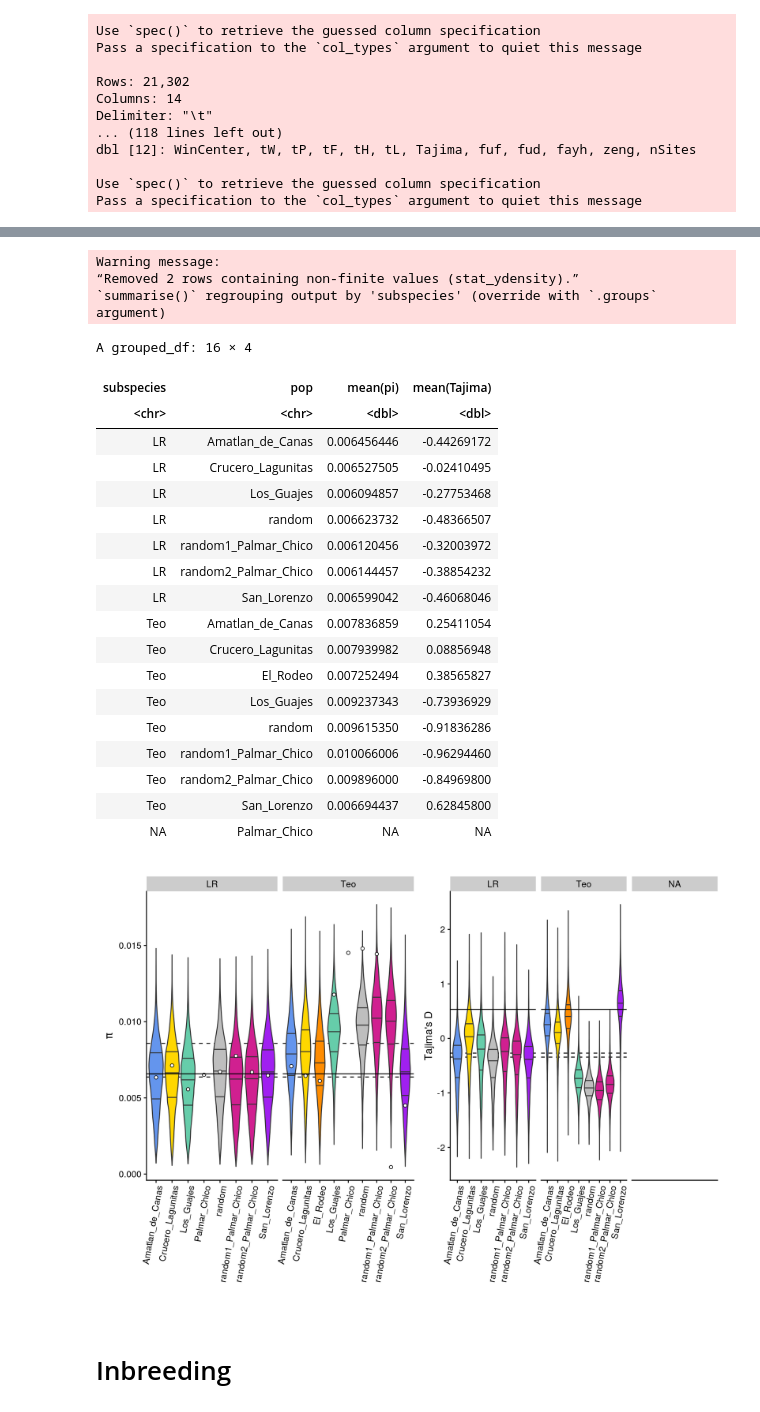
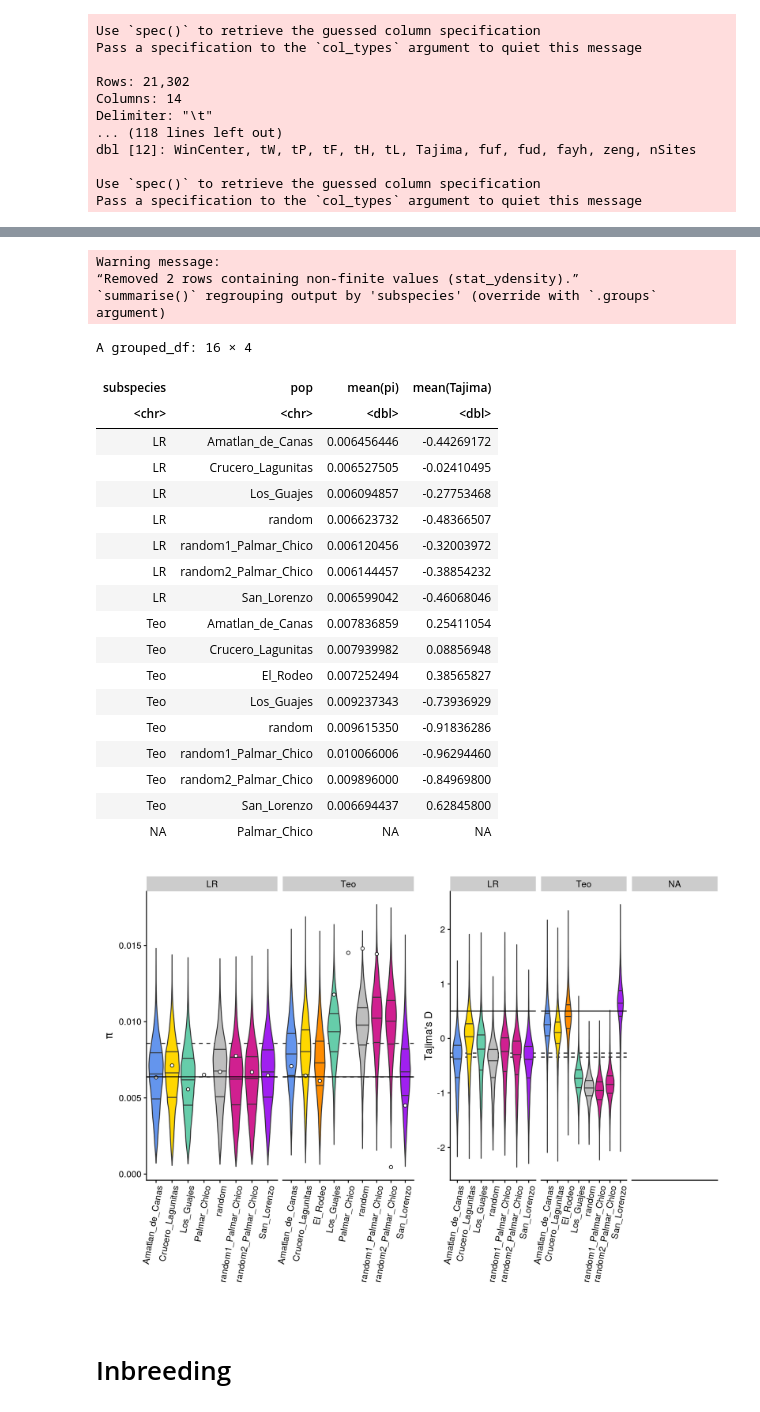
Before and after one commit to silastittes/parv_local, a Jupyter notebook: notebooks/popgen_stats.ipynb, the cells around one changed output, grey strips where cells are left out. Saved outputs shown, nothing was run; the diff lists cells and outputs as text; code cells hidden in the pictures.

```diff
--- a/notebooks/popgen_stats.ipynb
+++ b/notebooks/popgen_stats.ipynb
@@ -144,7 +144,7 @@ ggplot(aes(x = pop, y = pi, fill = color)) +
     scale_fill_identity() +
     theme(axis.text.x=element_text(angle = 80, hjust = 1)) +
     ylab(expression(pi)) +
-    geom_hline(yintercept = 0.00658) +
+    geom_hline(yintercept = 0.006387) +
     xlab("")
 
 tdplot <-
@@ -158,40 +158,40 @@ ggplot(aes(x = pop, y = Tajima, fill = color)) +
     facet_wrap(~subspecies, scales = "free_x") +
     scale_fill_identity() +
     theme(axis.text.x=element_text(angle = 80, hjust = 1)) +
-    geom_hline(yintercept = 0.533) +
+    geom_hline(yintercept = 0.5) +
     ylab("Tajima's D") +
     xlab("")
 
 
 piplot + tdplot
 
 pi_df %>%
     group_by(subspecies, pop) %>%
     summarise(mean(pi), mean(Tajima))
 # %% [output]
 Warning message:
 “Removed 2 rows containing non-finite values (stat_ydensity).”
 `summarise()` regrouping output by 'subspecies' (override with `.groups` argument)
 A grouped_df: 16 × 4
 | subspecies | pop | mean(pi) | mean(Tajima) |
 | <chr> | <chr> | <dbl> | <dbl> |
 | LR | Amatlan_de_Canas | 0.006456446 | -0.44269172 |
 | LR | Crucero_Lagunitas | 0.006527505 | -0.02410495 |
 | LR | Los_Guajes | 0.006094857 | -0.27753468 |
 | LR | random | 0.006623732 | -0.48366507 |
 | LR | random1_Palmar_Chico | 0.006120456 | -0.32003972 |
 | LR | random2_Palmar_Chico | 0.006144457 | -0.38854232 |
 | LR | San_Lorenzo | 0.006599042 | -0.46068046 |
 | Teo | Amatlan_de_Canas | 0.007836859 | 0.25411054 |
 | Teo | Crucero_Lagunitas | 0.007939982 | 0.08856948 |
 | Teo | El_Rodeo | 0.007252494 | 0.38565827 |
 | Teo | Los_Guajes | 0.009237343 | -0.73936929 |
 | Teo | random | 0.009615350 | -0.91836286 |
 | Teo | random1_Palmar_Chico | 0.010066006 | -0.96294460 |
 | Teo | random2_Palmar_Chico | 0.009896000 | -0.84969800 |
 | Teo | San_Lorenzo | 0.006694437 | 0.62845800 |
 | NA | Palmar_Chico | NA | NA |
-[figure, old version]
+[figure, new version]
 # %% [markdown]
 # Inbreeding
 # %%
```
